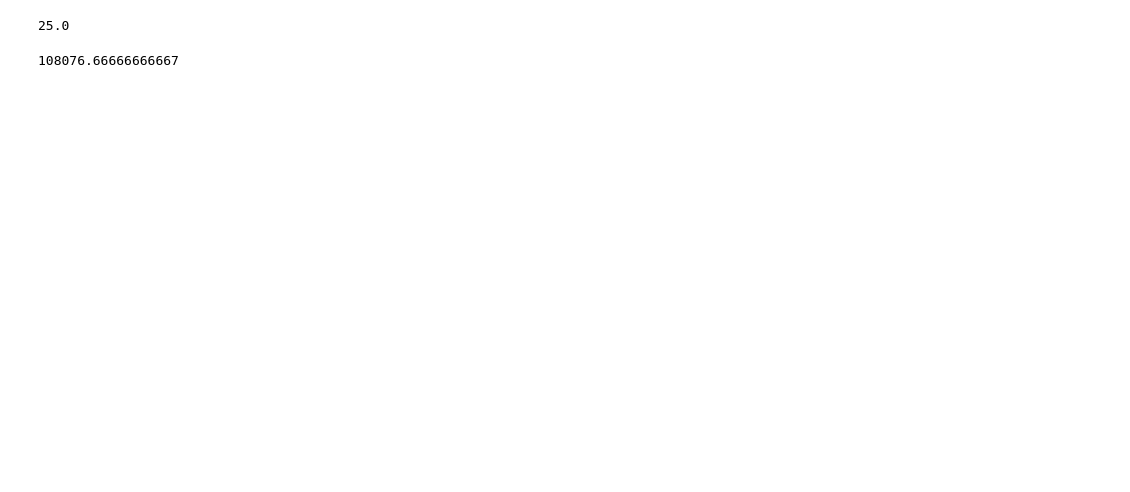
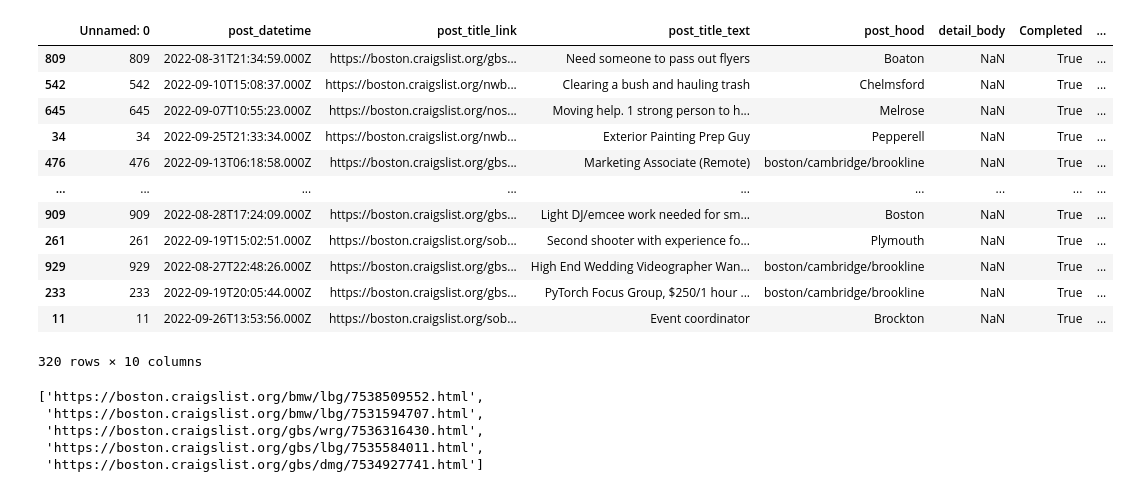
Before and after one commit to nigel-hall-codes/CraigslistBostonGigScraper, a Jupyter notebook: ML/notebooks/Craigslist Gig Exploration.ipynb, the cells around one changed output. Cells and saved outputs as stored; diff of their text form; code cells hidden in the pictures; blank space fills up the shorter version.

```diff
--- a/ML/notebooks/Craigslist Gig Exploration.ipynb
+++ b/ML/notebooks/Craigslist Gig Exploration.ipynb
@@ -34,11 +34,28 @@ found_prices
 # %%
 hourlys = found_prices[found_prices["pay_rate"] == 'hourly']
-hourlys['pay_from_post'].median()
+hourlys = hourlys[hourlys['pay_from_post'] < hourlys['pay_from_post'].quantile(0.98)]
+hourlys.sort_values("pay_from_post")
 # %% [output]
+|  | Unnamed: 0 | post_datetime | post_title_link | post_title_text | post_hood | detail_body | Completed | ... |
+| 809 | 809 | 2022-08-31T21:34:59.000Z | https://boston.craigslist.org/gbs... | Need someone to pass out flyers | Boaton | NaN | True | ... |
+| 542 | 542 | 2022-09-10T15:08:37.000Z | https://boston.craigslist.org/nwb... | Clearing a bush and hauling trash | Chelmsford | NaN | True | ... |
+| 645 | 645 | 2022-09-07T10:55:23.000Z | https://boston.craigslist.org/nos... | Moving help. 1 strong person to h... | Melrose | NaN | True | ... |
+| 34 | 34 | 2022-09-25T21:33:34.000Z | https://boston.craigslist.org/nwb... | Exterior Painting Prep Guy | Pepperell | NaN | True | ... |
+| 476 | 476 | 2022-09-13T06:18:58.000Z | https://boston.craigslist.org/gbs... | Marketing Associate (Remote) | boston/cambridge/brookline | NaN | True | ... |
+| ... | ... | ... | ... | ... | ... | ... | ... | ... |
+| 909 | 909 | 2022-08-28T17:24:09.000Z | https://boston.craigslist.org/gbs... | Light DJ/emcee work needed for sm... | Boston | NaN | True | ... |
+| 261 | 261 | 2022-09-19T15:02:51.000Z | https://boston.craigslist.org/sob... | Second shooter with experience fo... | Plymouth | NaN | True | ... |
+| 929 | 929 | 2022-08-27T22:48:26.000Z | https://boston.craigslist.org/gbs... | High End Wedding Videographer Wan... | boston/cambridge/brookline | NaN | True | ... |
+| 233 | 233 | 2022-09-19T20:05:44.000Z | https://boston.craigslist.org/gbs... | PyTorch Focus Group, $250/1 hour ... | boston/cambridge/brookline | NaN | True | ... |
+| 11 | 11 | 2022-09-26T13:53:56.000Z | https://boston.craigslist.org/sob... | Event coordinator | Brockton | NaN | True | ... |
-25.0
+320 rows × 10 columns
 # %%
 lumps = found_prices[found_prices['pay_rate'] == "lump"]
-lumps['pay_from_post'].sum()
+lumps[lumps['pay_from_post'] < lumps['pay_from_post'].quantile(0.98)].sort_values("pay_from_post").tail(5)['post_title_link'].to_list()
 # %% [output]
-108076.66666666667
+['https://boston.craigslist.org/bmw/lbg/7538509552.html',
+ 'https://boston.craigslist.org/bmw/lbg/7531594707.html',
+ 'https://boston.craigslist.org/gbs/wrg/7536316430.html',
+ 'https://boston.craigslist.org/gbs/lbg/7535584011.html',
+ 'https://boston.craigslist.org/gbs/dmg/7534927741.html']
 # %%
```
Also changed, not shown: parts of 7 cells of this notebook, 10 other files.
